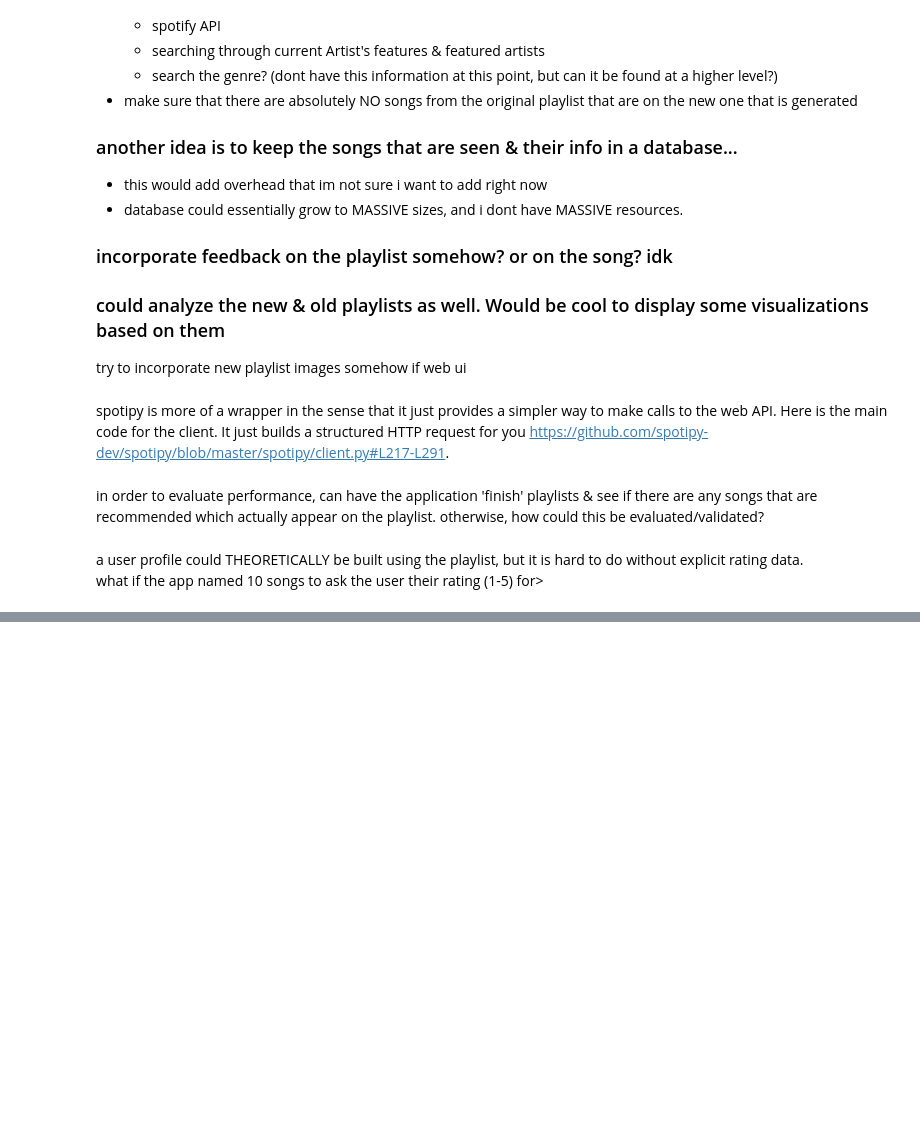
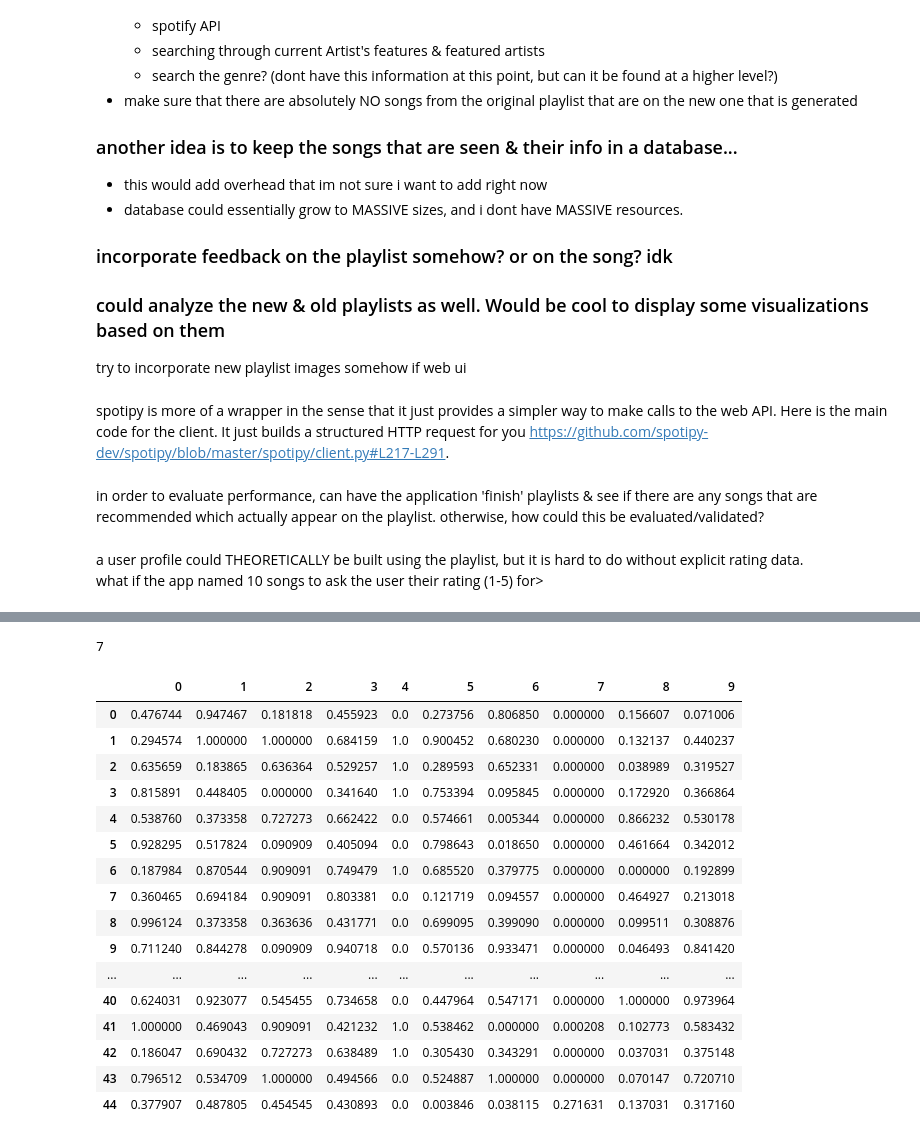
Before and after one commit to mv4z/dsc478_final, a Jupyter notebook: spotify_API_exploratory.ipynb, the cells around one changed output, grey strips where cells are left out. Drawn from its saved outputs; the diff is of its cells as text; code cells hidden in the pictures; blank space fills up the shorter version.

```diff
--- a/spotify_API_exploratory.ipynb
+++ b/spotify_API_exploratory.ipynb
@@ -341,0 +657,4 @@ sp.audio_features(['4CYTQpr2jc4uBScYvpEK2w'])
+# %%
+len(res['playlists'])
+# %% [output]
+7
@@ -341,0 +665,20 @@ sp.audio_features(['4CYTQpr2jc4uBScYvpEK2w'])
+# %%
+minmax_playlist_track_audio_features.iloc[:-1, 1:]
+# %% [output]
+|  | 0 | 1 | 2 | 3 | 4 | 5 | 6 | 7 | 8 | 9 |
+| 0 | 0.476744 | 0.947467 | 0.181818 | 0.455923 | 0.0 | 0.273756 | 0.806850 | 0.000000 | 0.156607 | 0.071006 |
+| 1 | 0.294574 | 1.000000 | 1.000000 | 0.684159 | 1.0 | 0.900452 | 0.680230 | 0.000000 | 0.132137 | 0.440237 |
+| 2 | 0.635659 | 0.183865 | 0.636364 | 0.529257 | 1.0 | 0.289593 | 0.652331 | 0.000000 | 0.038989 | 0.319527 |
+| 3 | 0.815891 | 0.448405 | 0.000000 | 0.341640 | 1.0 | 0.753394 | 0.095845 | 0.000000 | 0.172920 | 0.366864 |
+| 4 | 0.538760 | 0.373358 | 0.727273 | 0.662422 | 0.0 | 0.574661 | 0.005344 | 0.000000 | 0.866232 | 0.530178 |
+| 5 | 0.928295 | 0.517824 | 0.090909 | 0.405094 | 0.0 | 0.798643 | 0.018650 | 0.000000 | 0.461664 | 0.342012 |
+| 6 | 0.187984 | 0.870544 | 0.909091 | 0.749479 | 1.0 | 0.685520 | 0.379775 | 0.000000 | 0.000000 | 0.192899 |
+| 7 | 0.360465 | 0.694184 | 0.909091 | 0.803381 | 0.0 | 0.121719 | 0.094557 | 0.000000 | 0.464927 | 0.213018 |
+| 8 | 0.996124 | 0.373358 | 0.363636 | 0.431771 | 0.0 | 0.699095 | 0.399090 | 0.000000 | 0.099511 | 0.308876 |
+| 9 | 0.711240 | 0.844278 | 0.090909 | 0.940718 | 0.0 | 0.570136 | 0.933471 | 0.000000 | 0.046493 | 0.841420 |
+| ... | ... | ... | ... | ... | ... | ... | ... | ... | ... | ... |
+| 40 | 0.624031 | 0.923077 | 0.545455 | 0.734658 | 0.0 | 0.447964 | 0.547171 | 0.000000 | 1.000000 | 0.973964 |
+| 41 | 1.000000 | 0.469043 | 0.909091 | 0.421232 | 1.0 | 0.538462 | 0.000000 | 0.000208 | 0.102773 | 0.583432 |
+| 42 | 0.186047 | 0.690432 | 0.727273 | 0.638489 | 1.0 | 0.305430 | 0.343291 | 0.000000 | 0.037031 | 0.375148 |
+| 43 | 0.796512 | 0.534709 | 1.000000 | 0.494566 | 0.0 | 0.524887 | 1.000000 | 0.000000 | 0.070147 | 0.720710 |
+| 44 | 0.377907 | 0.487805 | 0.454545 | 0.430893 | 0.0 | 0.003846 | 0.038115 | 0.271631 | 0.137031 | 0.317160 |
```
Also changed, not shown: parts of 44 cells of this notebook, 7 other files.
